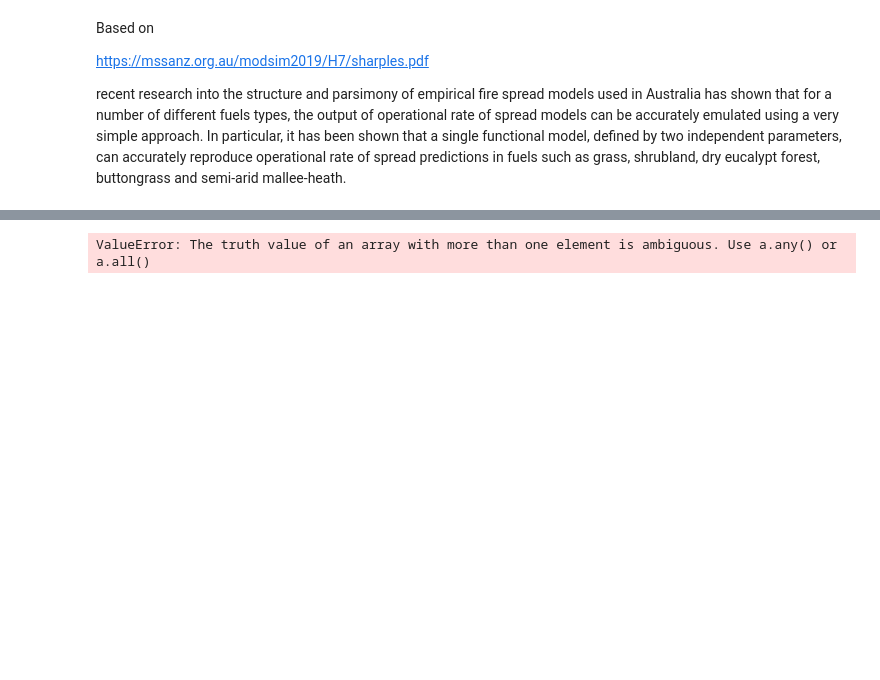
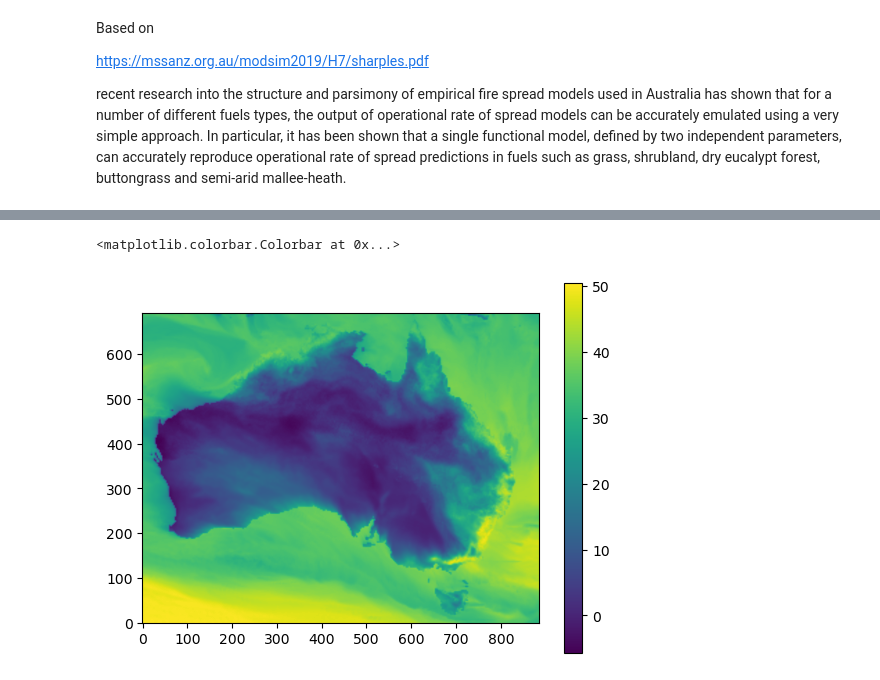
Before and after one commit to nb-bom/SharplesGrassCalcs, a Jupyter notebook: sharples_calc.ipynb, the cells around one changed output, grey strips where cells are left out. Saved outputs shown, nothing was run; the diff lists cells and outputs as text; code cells hidden in the pictures; blank space fills up the shorter version.

```diff
--- a/sharples_calc.ipynb
+++ b/sharples_calc.ipynb
@@ -160,4 +177,9 @@ gwl_fmi = calc_fmi(gwl_tasmax, gwl_rh, chosen_gwl)['fmi']
+# %%
+plt.imshow(gwl_fmi[10], origin='lower')
+plt.colorbar()
+# %% [output]
+<matplotlib.colorbar.Colorbar at 0x...>
+[figure, added]
 # %%
-gwl_ros = calc_ros(gwl_fmi, gwl_wind_sp, mu, p, alpha, chosen_gwl)['ros']
+#function test status: calculation executes, array structure correct, attributes correct, plotting won't work.
+gwl_sros = calc_sros(gwl_fmi[0:19], gwl_wind_sp[0:19], mu, p, alpha, chosen_gwl)['sros']
-# %% [output]
-ValueError: The truth value of an array with more than one element is ambiguous. Use a.any() or a.all()
```
Also changed, not shown: parts of 13 cells of this notebook.
